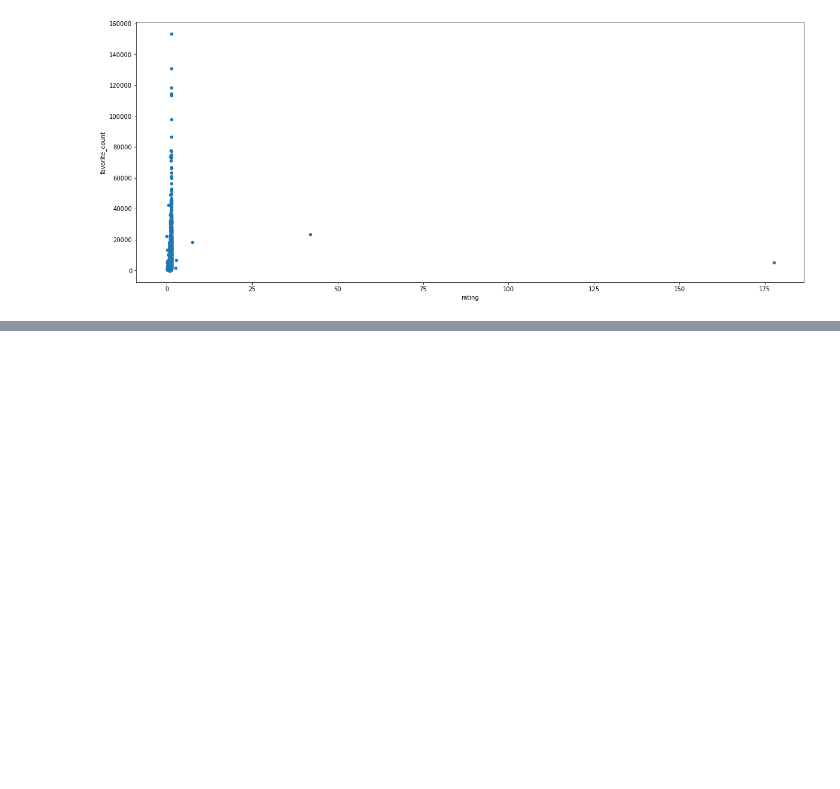
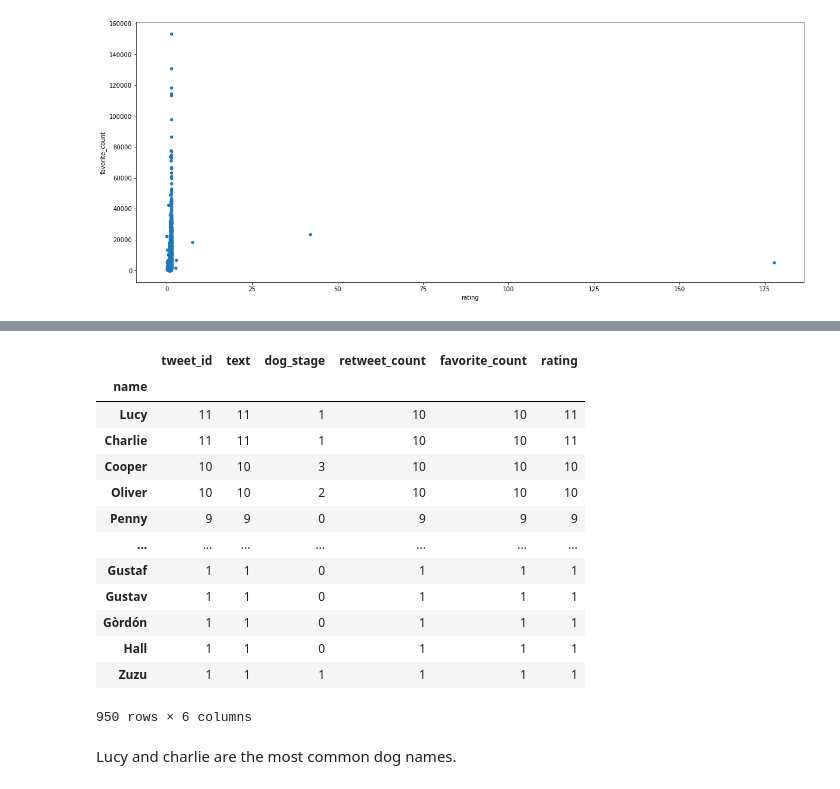
Before and after one commit to SidraEffendi/data-wrangling, a Jupyter notebook: wrangle_act.ipynb, the cells around one changed output, grey strips where cells are left out. Saved outputs shown, nothing was run; the diff lists cells and outputs as text; code cells hidden in the pictures; blank space fills up the shorter version.

```diff
--- a/wrangle_act.ipynb
+++ b/wrangle_act.ipynb
@@ -1032,0 +1046,19 @@ liked.groupby('dog_stage').count()
+# %%
+twitter_data_clean.groupby('name').count().sort_values(by=['tweet_id'],ascending=False)
+# %% [output]
+|  | tweet_id | text | dog_stage | retweet_count | favorite_count | rating |
+| name |  |  |  |  |  |  |
+| Lucy | 11 | 11 | 1 | 10 | 10 | 11 |
+| Charlie | 11 | 11 | 1 | 10 | 10 | 11 |
+| Cooper | 10 | 10 | 3 | 10 | 10 | 10 |
+| Oliver | 10 | 10 | 2 | 10 | 10 | 10 |
+| Penny | 9 | 9 | 0 | 9 | 9 | 9 |
+| ... | ... | ... | ... | ... | ... | ... |
+| Gustaf | 1 | 1 | 0 | 1 | 1 | 1 |
+| Gustav | 1 | 1 | 0 | 1 | 1 | 1 |
+| Gòrdón | 1 | 1 | 0 | 1 | 1 | 1 |
+| Hall | 1 | 1 | 0 | 1 | 1 | 1 |
+| Zuzu | 1 | 1 | 1 | 1 | 1 | 1 |
+950 rows × 6 columns
+# %% [markdown]
+Lucy and charlie are the most common dog names.
```
Also changed, not shown: parts of 52 cells of this notebook.
